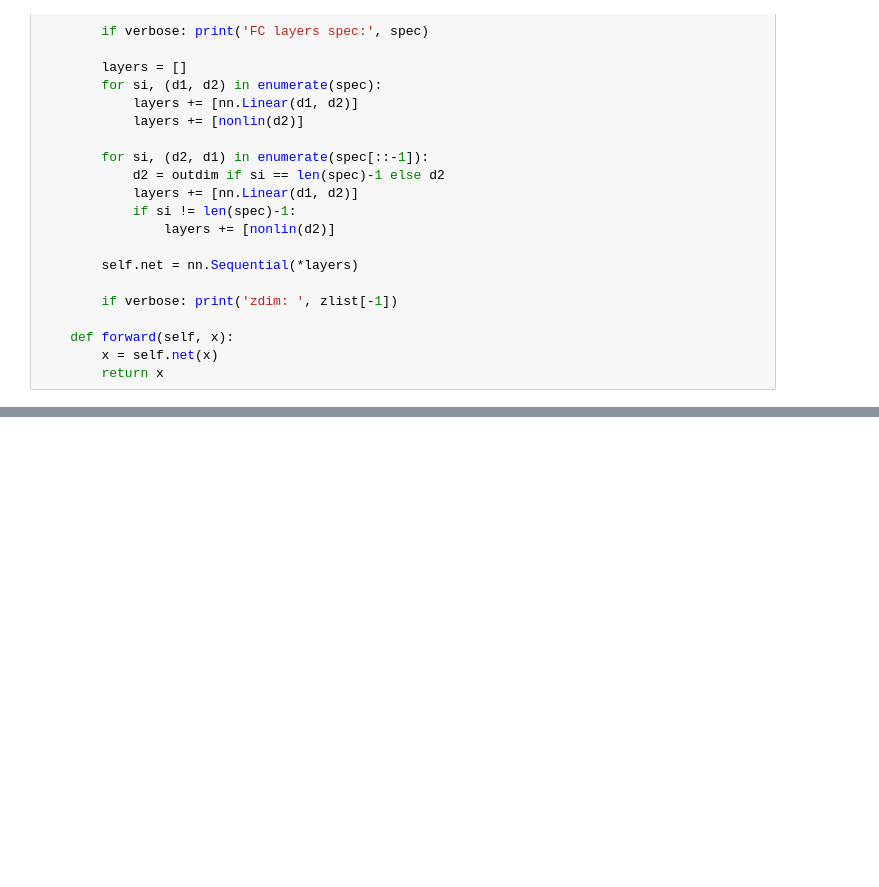
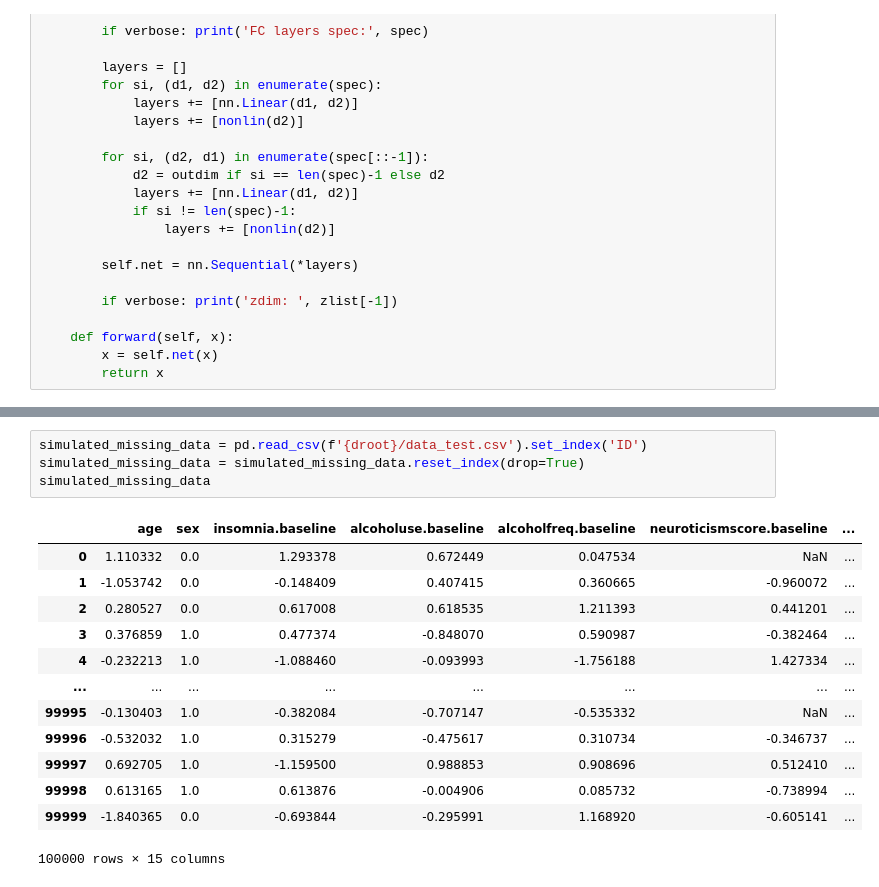
Before and after one commit to debnathk/AutoComplete_self, a Jupyter notebook: playground.ipynb, the cells around one changed output, grey strips where cells are left out. Drawn from its saved outputs; the diff is of its cells as text; blank space fills up the shorter version.

```diff
--- a/playground.ipynb
+++ b/playground.ipynb
@@ -62,0 +88,18 @@ class AutoComplete(nn.Module):
+# %%
+simulated_missing_data = pd.read_csv(f'{droot}/data_test.csv').set_index('ID')
+simulated_missing_data = simulated_missing_data.reset_index(drop=True)
+simulated_missing_data
+# %% [output]
+|  | age | sex | insomnia.baseline | alcoholuse.baseline | alcoholfreq.baseline | neuroticismscore.baseline | ... |
+| 0 | 1.110332 | 0.0 | 1.293378 | 0.672449 | 0.047534 | NaN | ... |
+| 1 | -1.053742 | 0.0 | -0.148409 | 0.407415 | 0.360665 | -0.960072 | ... |
+| 2 | 0.280527 | 0.0 | 0.617008 | 0.618535 | 1.211393 | 0.441201 | ... |
+| 3 | 0.376859 | 1.0 | 0.477374 | -0.848070 | 0.590987 | -0.382464 | ... |
+| 4 | -0.232213 | 1.0 | -1.088460 | -0.093993 | -1.756188 | 1.427334 | ... |
+| ... | ... | ... | ... | ... | ... | ... | ... |
+| 99995 | -0.130403 | 1.0 | -0.382084 | -0.707147 | -0.535332 | NaN | ... |
+| 99996 | -0.532032 | 1.0 | 0.315279 | -0.475617 | 0.310734 | -0.346737 | ... |
+| 99997 | 0.692705 | 1.0 | -1.159500 | 0.988853 | 0.908696 | 0.512410 | ... |
+| 99998 | 0.613165 | 1.0 | 0.613876 | -0.004906 | 0.085732 | -0.738994 | ... |
+| 99999 | -1.840365 | 0.0 | -0.693844 | -0.295991 | 1.168920 | -0.605141 | ... |
+100000 rows × 15 columns
```
Also changed, not shown: parts of 24 cells of this notebook.
